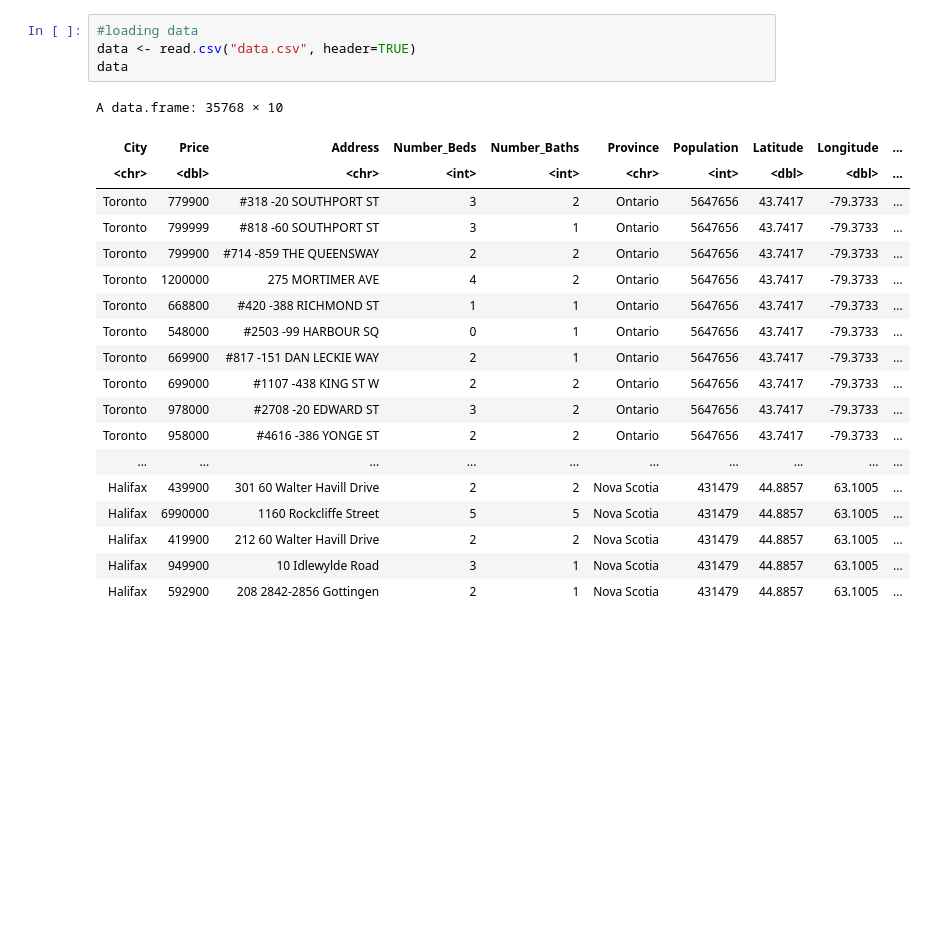
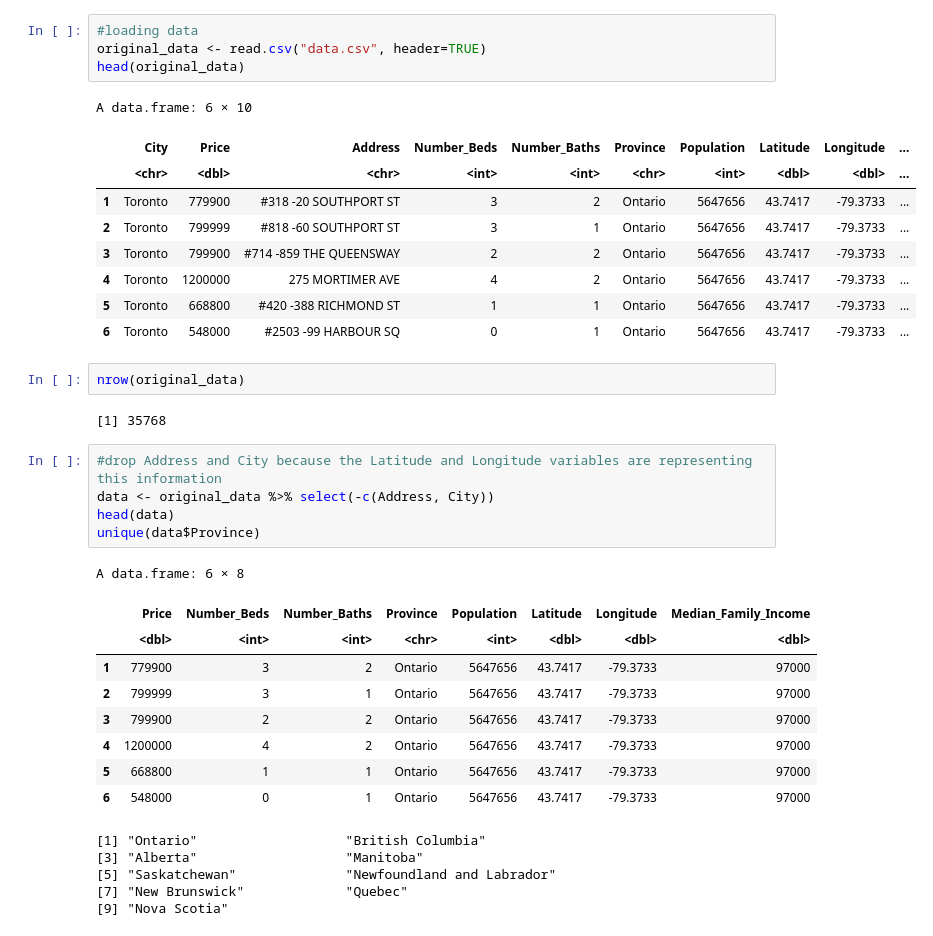
Before and after one commit to SuyingW/CanadianHousing, a Jupyter notebook: code.ipynb, the cells around one changed output. Drawn from its saved outputs; the diff is of its cells as text; blank space fills up the shorter version.

```diff
--- a/code.ipynb
+++ b/code.ipynb
@@ -1,24 +20,38 @@
 # %%
 #loading data
-data <- read.csv("data.csv", header=TRUE)
-data
+original_data <- read.csv("data.csv", header=TRUE)
+head(original_data)
 # %% [output]
-A data.frame: 35768 × 10
+A data.frame: 6 × 10
-| City | Price | Address | Number_Beds | Number_Baths | Province | Population | Latitude | Longitude | ... |
-| <chr> | <dbl> | <chr> | <int> | <int> | <chr> | <int> | <dbl> | <dbl> | ... |
-| Toronto | 779900 | #318 -20 SOUTHPORT ST | 3 | 2 | Ontario | 5647656 | 43.7417 | -79.3733 | ... |
-| Toronto | 799999 | #818 -60 SOUTHPORT ST | 3 | 1 | Ontario | 5647656 | 43.7417 | -79.3733 | ... |
-| Toronto | 799900 | #714 -859 THE QUEENSWAY | 2 | 2 | Ontario | 5647656 | 43.7417 | -79.3733 | ... |
-| Toronto | 1200000 | 275 MORTIMER AVE | 4 | 2 | Ontario | 5647656 | 43.7417 | -79.3733 | ... |
-| Toronto | 668800 | #420 -388 RICHMOND ST | 1 | 1 | Ontario | 5647656 | 43.7417 | -79.3733 | ... |
-| Toronto | 548000 | #2503 -99 HARBOUR SQ | 0 | 1 | Ontario | 5647656 | 43.7417 | -79.3733 | ... |
-| Toronto | 669900 | #817 -151 DAN LECKIE WAY | 2 | 1 | Ontario | 5647656 | 43.7417 | -79.3733 | ... |
-| Toronto | 699000 | #1107 -438 KING ST W | 2 | 2 | Ontario | 5647656 | 43.7417 | -79.3733 | ... |
-| Toronto | 978000 | #2708 -20 EDWARD ST | 3 | 2 | Ontario | 5647656 | 43.7417 | -79.3733 | ... |
-| Toronto | 958000 | #4616 -386 YONGE ST | 2 | 2 | Ontario | 5647656 | 43.7417 | -79.3733 | ... |
-| ... | ... | ... | ... | ... | ... | ... | ... | ... | ... |
-| Halifax | 439900 | 301 60 Walter Havill Drive | 2 | 2 | Nova Scotia | 431479 | 44.8857 | 63.1005 | ... |
-| Halifax | 6990000 | 1160 Rockcliffe Street | 5 | 5 | Nova Scotia | 431479 | 44.8857 | 63.1005 | ... |
-| Halifax | 419900 | 212 60 Walter Havill Drive | 2 | 2 | Nova Scotia | 431479 | 44.8857 | 63.1005 | ... |
-| Halifax | 949900 | 10 Idlewylde Road | 3 | 1 | Nova Scotia | 431479 | 44.8857 | 63.1005 | ... |
-| Halifax | 592900 | 208 2842-2856 Gottingen | 2 | 1 | Nova Scotia | 431479 | 44.8857 | 63.1005 | ... |
+|  | City | Price | Address | Number_Beds | Number_Baths | Province | Population | Latitude | Longitude | ... |
+|  | <chr> | <dbl> | <chr> | <int> | <int> | <chr> | <int> | <dbl> | <dbl> | ... |
+| 1 | Toronto | 779900 | #318 -20 SOUTHPORT ST | 3 | 2 | Ontario | 5647656 | 43.7417 | -79.3733 | ... |
+| 2 | Toronto | 799999 | #818 -60 SOUTHPORT ST | 3 | 1 | Ontario | 5647656 | 43.7417 | -79.3733 | ... |
+| 3 | Toronto | 799900 | #714 -859 THE QUEENSWAY | 2 | 2 | Ontario | 5647656 | 43.7417 | -79.3733 | ... |
+| 4 | Toronto | 1200000 | 275 MORTIMER AVE | 4 | 2 | Ontario | 5647656 | 43.7417 | -79.3733 | ... |
+| 5 | Toronto | 668800 | #420 -388 RICHMOND ST | 1 | 1 | Ontario | 5647656 | 43.7417 | -79.3733 | ... |
+| 6 | Toronto | 548000 | #2503 -99 HARBOUR SQ | 0 | 1 | Ontario | 5647656 | 43.7417 | -79.3733 | ... |
+# %%
+nrow(original_data)
+# %% [output]
+[1] 35768
+# %%
+#drop Address and City because the Latitude and Longitude variables are representing this information
+data <- original_data %>% select(-c(Address, City))
+head(data)
+unique(data$Province)
+# %% [output]
+A data.frame: 6 × 8
+|  | Price | Number_Beds | Number_Baths | Province | Population | Latitude | Longitude | Median_Family_Income |
+|  | <dbl> | <int> | <int> | <chr> | <int> | <dbl> | <dbl> | <dbl> |
+| 1 | 779900 | 3 | 2 | Ontario | 5647656 | 43.7417 | -79.3733 | 97000 |
+| 2 | 799999 | 3 | 1 | Ontario | 5647656 | 43.7417 | -79.3733 | 97000 |
+| 3 | 799900 | 2 | 2 | Ontario | 5647656 | 43.7417 | -79.3733 | 97000 |
+| 4 | 1200000 | 4 | 2 | Ontario | 5647656 | 43.7417 | -79.3733 | 97000 |
+| 5 | 668800 | 1 | 1 | Ontario | 5647656 | 43.7417 | -79.3733 | 97000 |
+| 6 | 548000 | 0 | 1 | Ontario | 5647656 | 43.7417 | -79.3733 | 97000 |
+[1] "Ontario"                   "British Columbia"
+[3] "Alberta"                   "Manitoba"
+[5] "Saskatchewan"              "Newfoundland and Labrador"
+[7] "New Brunswick"             "Quebec"
+[9] "Nova Scotia"
```
Also changed, not shown: parts of 11 cells of this notebook.
